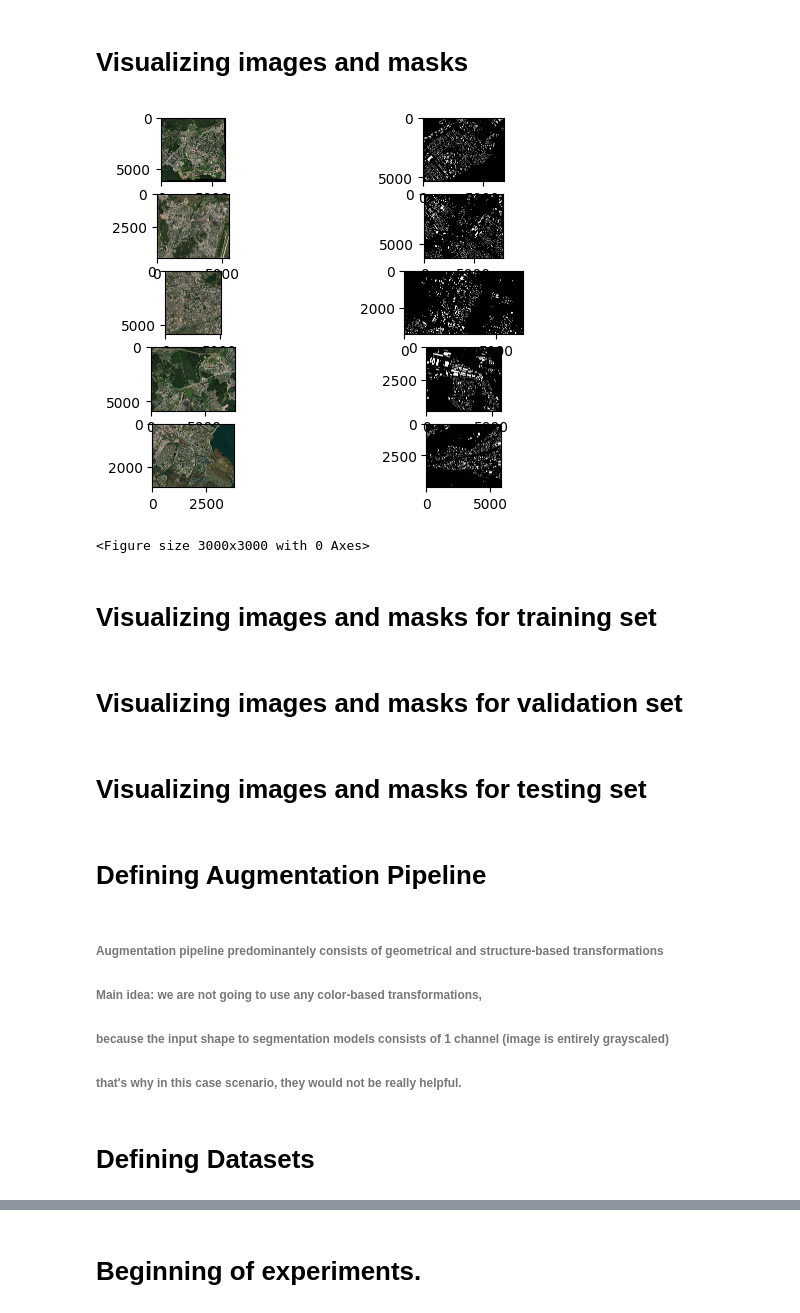
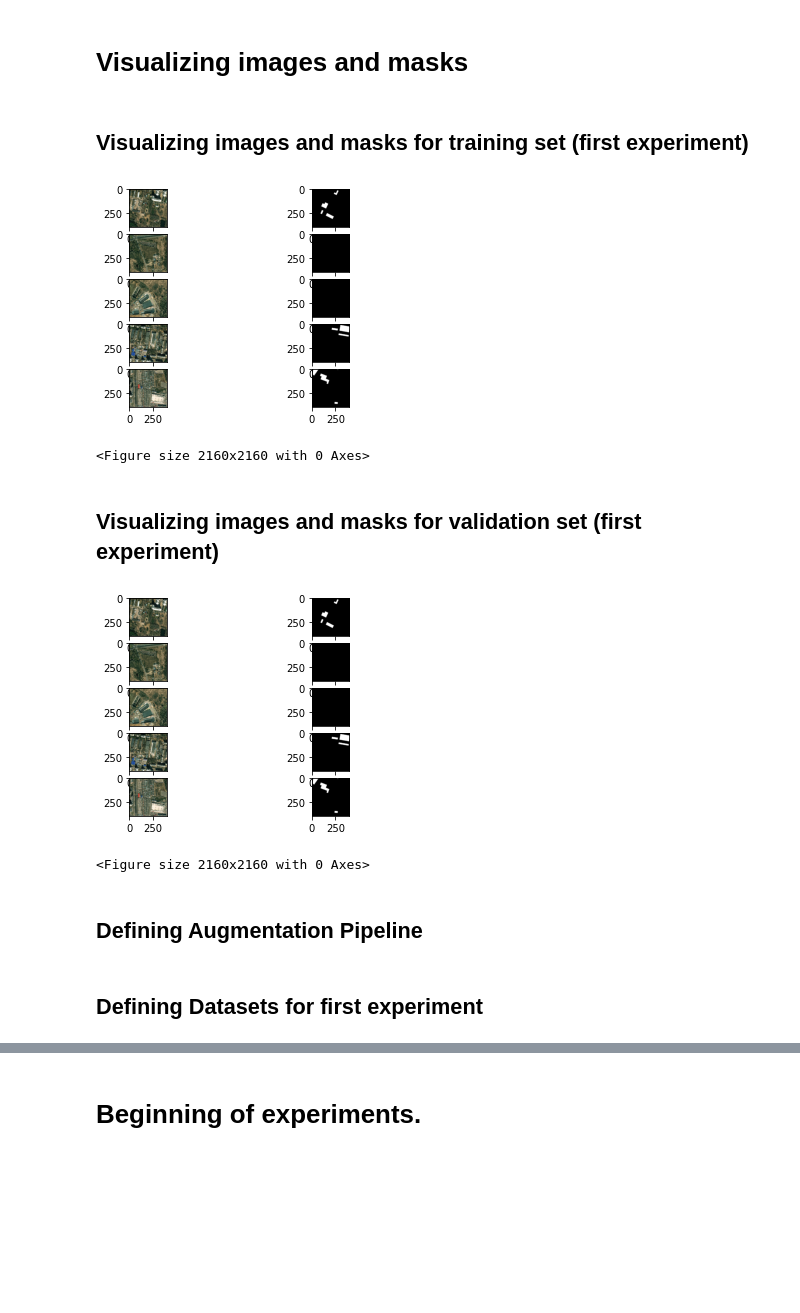
Before and after one commit to Dynamical-LR/Satellite-Segmentation, a Jupyter notebook: notebooks/analysis.ipynb, the cells around one changed output, grey strips where cells are left out. Cells and saved outputs as stored; diff of their text form; code cells hidden in the pictures; blank space fills up the shorter version.

```diff
--- a/notebooks/analysis.ipynb
+++ b/notebooks/analysis.ipynb
@@ -39,9 +64,8 @@ def load_files(file_path: str):
             full_url = os.path.join(file_path, path)
             ext = path.split(".")[-1]
             if ext in ('jpeg', 'png', 'jpg'):
-                img_file = Image.open(full_url)
-                img_file = numpy.asarray(img_file).astype(numpy.uint8)
-                batch.append(img_file)
+                batch.append(full_url)
+
         except(FileNotFoundError):
             print('file not found: %s' % full_url)
     return batch
@@ -70,0 +72,17 @@ testing_masks = load_files(file_path=train_image_masks_path, number_of_files=5)
+# %%
+def load_experiment_data(urls: typing.Tuple[str]):
+    """
+    Function loads data for experiment
+
+    urls: (img_url, mask_url) - list of tuples, containing
+    corresponding images and masks with different resolutions
+    """
+    imgs, masks = [], []
+    for img_path, mask_path in urls:
+
+        imgs = load_files(file_path=train_images_path)
+        masks = load_files(file_path=train_image_masks_path)
+
+        imgs.extend(imgs)
+        masks.extend(masks)
+    return imgs, masks
@@ -70,0 +91,5 @@ testing_masks = load_files(file_path=train_image_masks_path, number_of_files=5)
+# %%
+%%time
+
+f_train_imgs, f_train_masks = load_experiment_data(first_exp_train_urls)
+f_validation_imgs, f_validation_masks = load_experiment_data(first_exp_validation_urls)
@@ -74,14 +140,19 @@ testing_masks = load_files(file_path=train_image_masks_path, number_of_files=5)
 import typing
 
 def visualize_set_of_images(imgs: typing.List, masks: typing.List):
+    """
+    Function visualizes image for a given
+    set of data
+    """
     _, ax = plt.subplots(ncols=2, nrows=5)
     plt.figure(figsize=(30, 30))
 
     for idx in range(5):
-        ax[idx,0].imshow(imgs[idx])
-        ax[idx,1].imshow(masks[idx], cmap='gray')
+
+        img = Image.open(imgs[idx])
+        mask = Image.open(masks[idx])
+
+        ax[idx,0].imshow(img)
+        ax[idx,1].imshow(mask, cmap='gray')
-# %% [output]
-[figure, removed]
-<Figure size 3000x3000 with 0 Axes>
 # %% [markdown]
-# Visualizing images and masks for training set
+## Visualizing images and masks for training set (first experiment)
@@ -90,2 +159,7 @@ visualize_set_of_images(train_imgs, train_masks)
+# %%
+visualize_set_of_images(f_train_imgs, f_train_masks)
+# %% [output]
+[figure, added]
+<Figure size 2160x2160 with 0 Axes>
 # %% [markdown]
-# Visualizing images and masks for validation set
+## Visualizing images and masks for validation set (first experiment)
@@ -94,2 +165,0 @@ visualize_set_of_images(validation_imgs, validation_masks)
-# %% [markdown]
-# Visualizing images and masks for testing set
@@ -98,8 +166,7 @@ visualize_set_of_images(testing_imgs, testing_masks)
+# %%
+visualize_set_of_images(f_validation_imgs, f_validation_masks)
+# %% [output]
+[figure, added]
+<Figure size 2160x2160 with 0 Axes>
 # %% [markdown]
-# Defining Augmentation Pipeline
+## Defining Augmentation Pipeline
-# %% [markdown]
-###### Augmentation pipeline predominantely consists of geometrical and structure-based transformations
-
-###### Main idea: we are not going to use any color-based transformations,
-###### because the input shape to segmentation models consists of 1 channel (image is entirely grayscaled)
-###### that's why in this case scenario, they would not be really helpful.
@@ -106,2 +186,2 @@ visualize_set_of_images(testing_imgs, testing_masks)
 # %% [markdown]
-# Defining Datasets
+## Defining Datasets for first experiment
```
Also changed, not shown: parts of 70 cells of this notebook, 7 other files.
